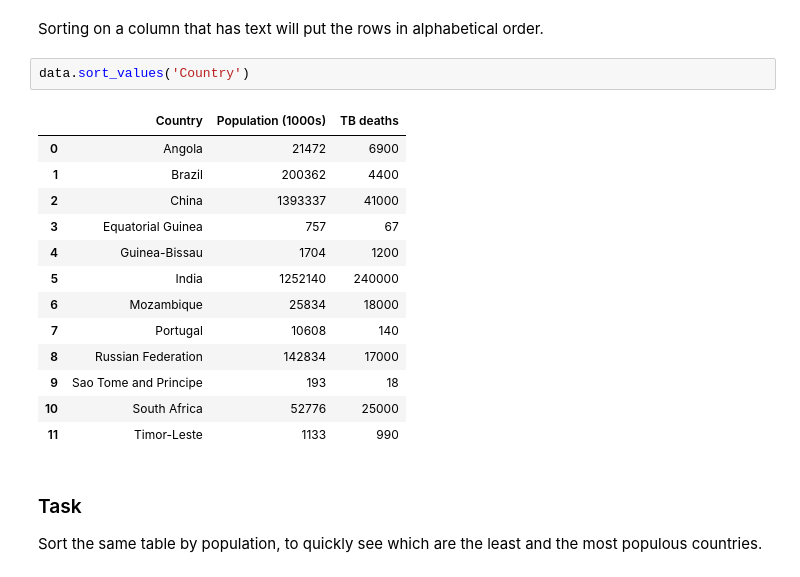
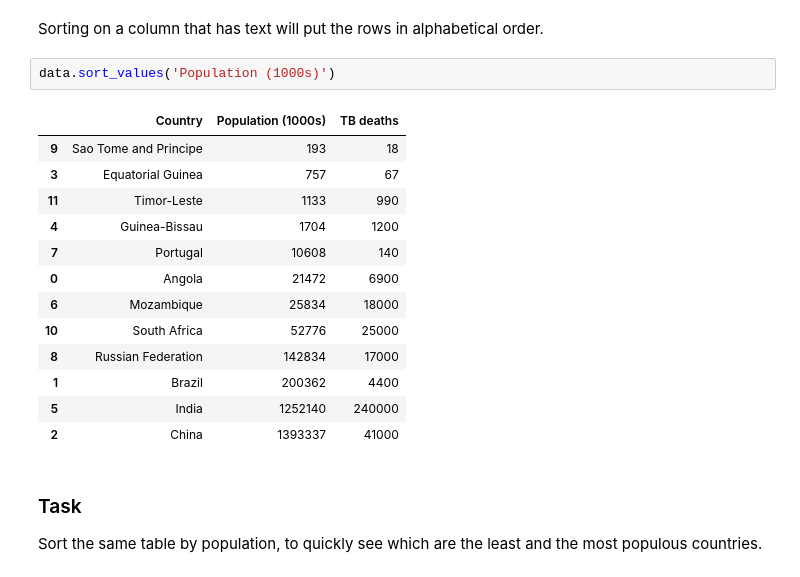
Before and after one commit to YeshuaNun/open-university-learn-to-code-for-data-analysis, a Jupyter notebook: downloaded-course-content/1_Having_a_go_at_it/Exercises_1.ipynb, the cells around one changed output. Cells and saved outputs as stored; diff of their text form.

```diff
--- a/downloaded-course-content/1_Having_a_go_at_it/Exercises_1.ipynb
+++ b/downloaded-course-content/1_Having_a_go_at_it/Exercises_1.ipynb
@@ -320,21 +349,21 @@ data # rows still in original order
 # %% [markdown]
 Sorting on a column that has text will put the rows in alphabetical order.
 # %%
-data.sort_values('Country')
+data.sort_values('Population (1000s)')
 # %% [output]
 |  | Country | Population (1000s) | TB deaths |
+| 9 | Sao Tome and Principe | 193 | 18 |
+| 3 | Equatorial Guinea | 757 | 67 |
+| 11 | Timor-Leste | 1133 | 990 |
+| 4 | Guinea-Bissau | 1704 | 1200 |
+| 7 | Portugal | 10608 | 140 |
 | 0 | Angola | 21472 | 6900 |
+| 6 | Mozambique | 25834 | 18000 |
+| 10 | South Africa | 52776 | 25000 |
+| 8 | Russian Federation | 142834 | 17000 |
 | 1 | Brazil | 200362 | 4400 |
+| 5 | India | 1252140 | 240000 |
 | 2 | China | 1393337 | 41000 |
-| 3 | Equatorial Guinea | 757 | 67 |
-| 4 | Guinea-Bissau | 1704 | 1200 |
-| 5 | India | 1252140 | 240000 |
-| 6 | Mozambique | 25834 | 18000 |
-| 7 | Portugal | 10608 | 140 |
-| 8 | Russian Federation | 142834 | 17000 |
-| 9 | Sao Tome and Principe | 193 | 18 |
-| 10 | South Africa | 52776 | 25000 |
-| 11 | Timor-Leste | 1133 | 990 |
 # %% [markdown]
 ### Task
 
```
Also changed, not shown: parts of 9 cells of this notebook, 1 other file.
